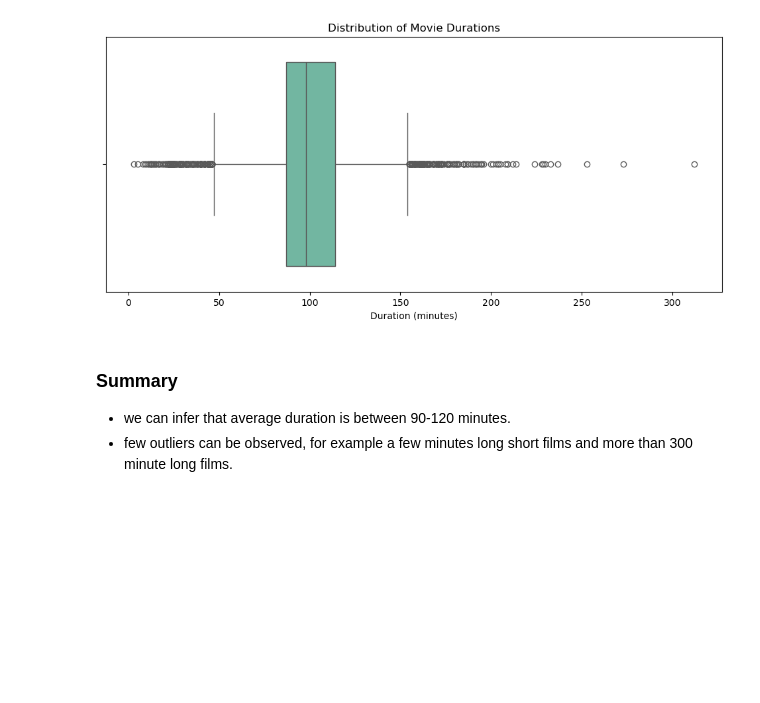
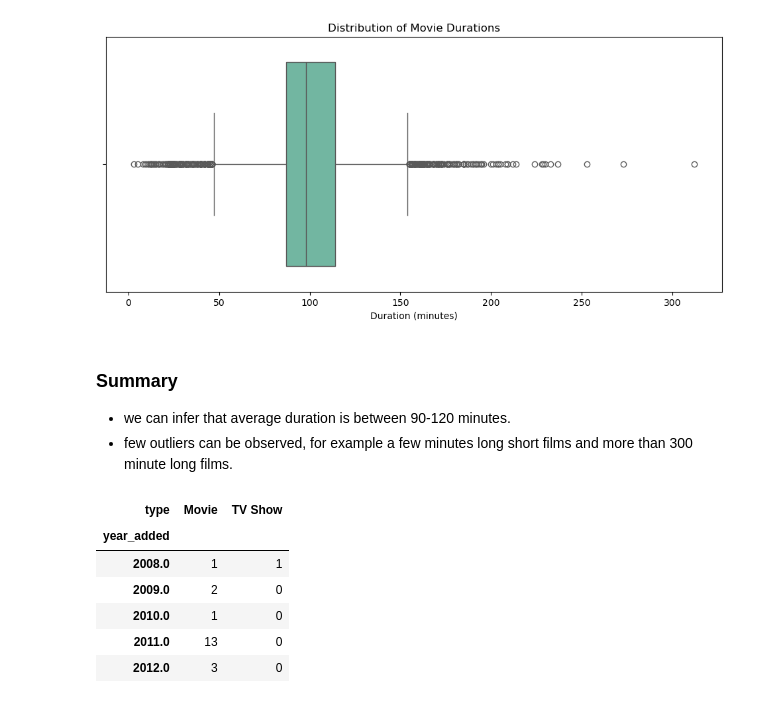
Before and after one commit to aahad112231-prog/Netflix_EDA, a Jupyter notebook: notebooks/netflix_analysis.ipynb, the cells around one changed output. Drawn from its saved outputs; the diff is of its cells as text; code cells hidden in the pictures; blank space fills up the shorter version.

```diff
--- a/notebooks/netflix_analysis.ipynb
+++ b/notebooks/netflix_analysis.ipynb
@@ -349,3 +353,25 @@ Passing `palette` without assigning `hue` is deprecated and will be removed in v
 ### Summary ###
 - we can infer that average duration is between 90-120 minutes.
 - few outliers can be observed, for example a few minutes long short films and more than 300 minute long films.
+# %%
+
+df_time = df_clean.dropna(subset=['year_added'])
+
+
+year_type_counts = (
+    df_time
+    .groupby(['year_added', 'type'])
+    .size()
+    .unstack(fill_value=0)
+    .sort_index()
+)
+
+year_type_counts.head()
+# %% [output]
+| type | Movie | TV Show |
+| year_added |  |  |
+| 2008.0 | 1 | 1 |
+| 2009.0 | 2 | 0 |
+| 2010.0 | 1 | 0 |
+| 2011.0 | 13 | 0 |
+| 2012.0 | 3 | 0 |
```
Also changed, not shown: parts of 8 cells of this notebook, 8 other files.
